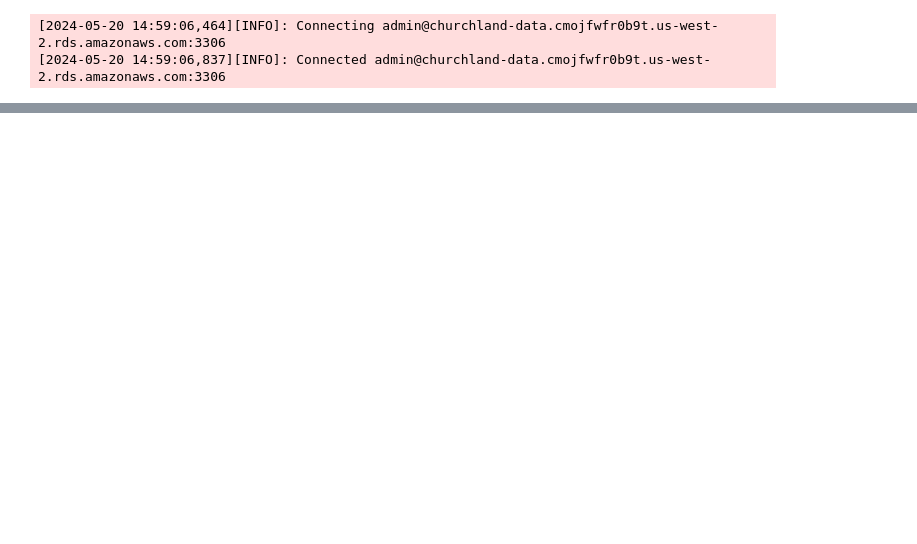
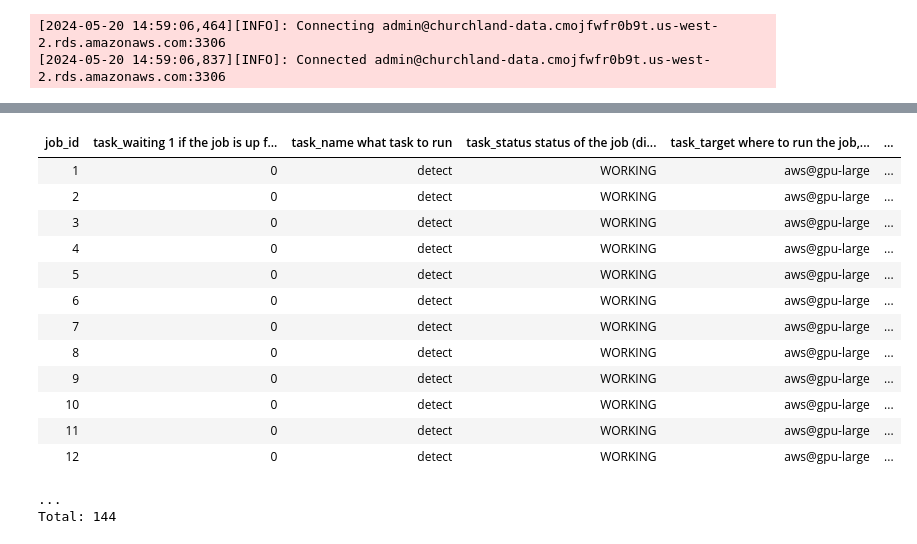
Before and after one commit to spkware/chronic_recording_manuscript, a Jupyter notebook: figures/figure4.ipynb, the cells around one changed output, grey strips where cells are left out. Saved outputs shown, nothing was run; the diff lists cells and outputs as text; code cells hidden in the pictures; blank space fills up the shorter version.

```diff
--- a/figures/figure4.ipynb
+++ b/figures/figure4.ipynb
@@ -129,0 +132,18 @@ fig.savefig(savepath/f'recording_summary.pdf')
+# %%
+ComputeTask()
+# %% [output]
+| job_id | task_waiting 1 if the job is up f... | task_name what task to run | task_status status of the job (di... | task_target where to run the job,... | ... |
+| 1 | 0 | detect | WORKING | aws@gpu-large | ... |
+| 2 | 0 | detect | WORKING | aws@gpu-large | ... |
+| 3 | 0 | detect | WORKING | aws@gpu-large | ... |
+| 4 | 0 | detect | WORKING | aws@gpu-large | ... |
+| 5 | 0 | detect | WORKING | aws@gpu-large | ... |
+| 6 | 0 | detect | WORKING | aws@gpu-large | ... |
+| 7 | 0 | detect | WORKING | aws@gpu-large | ... |
+| 8 | 0 | detect | WORKING | aws@gpu-large | ... |
+| 9 | 0 | detect | WORKING | aws@gpu-large | ... |
+| 10 | 0 | detect | WORKING | aws@gpu-large | ... |
+| 11 | 0 | detect | WORKING | aws@gpu-large | ... |
+| 12 | 0 | detect | WORKING | aws@gpu-large | ... |
+...
+Total: 144
```
Also changed, not shown: parts of 2 cells of this notebook.
